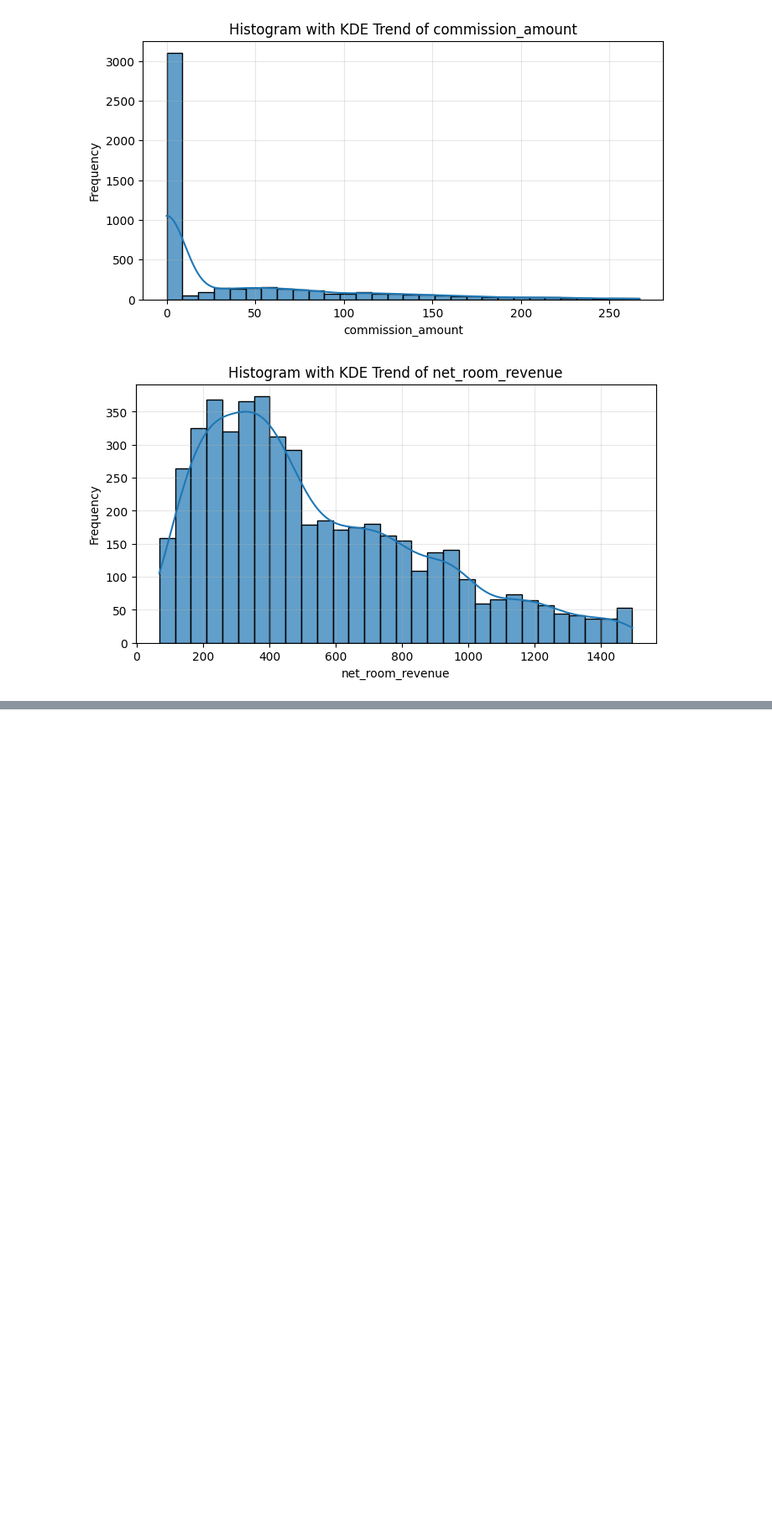
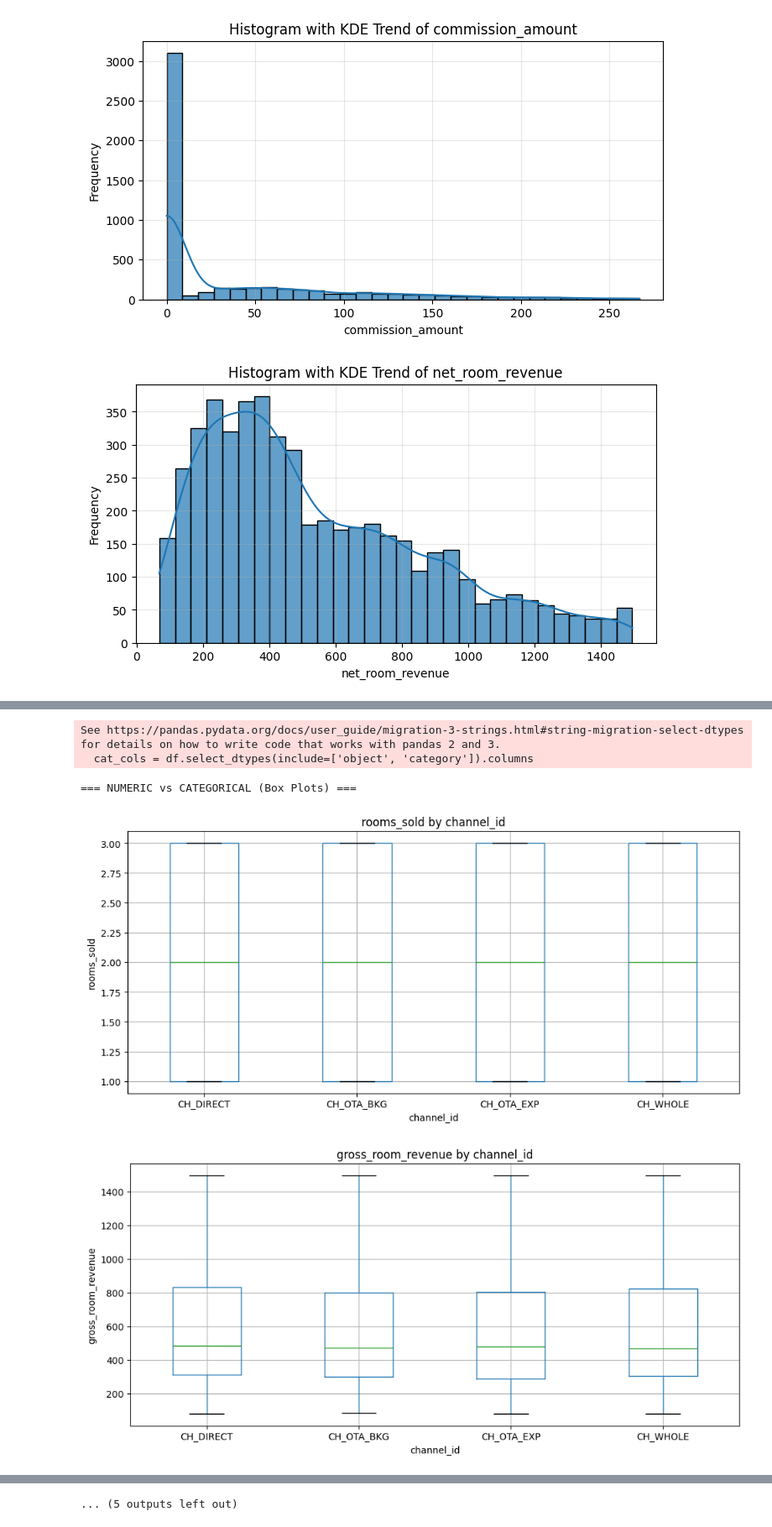
Before and after one commit to ThunwaratK/hotel_business_owner-s_dilemma_DA, a Jupyter notebook: EDA.ipynb, the cells around one changed output, grey strips where cells are left out. Shown at 84% size. Cells and saved outputs as stored; diff of their text form; code cells hidden in the pictures; blank space fills up the shorter version.

```diff
--- a/EDA.ipynb
+++ b/EDA.ipynb
@@ -379,0 +493,79 @@ if len(numeric_cols) > 0:
+# %%
+# Bivariate Analysis - Numeric vs Categorical & Categorical vs Categorical
+import matplotlib.pyplot as plt
+import numpy as np
+import pandas as pd
+from pathlib import Path
+
+# Load data if not already loaded
+try:
+    df
+except NameError:
+    DATA_PATH = Path("data/cleaned_dataset/Hotel_dataset.csv")
+    if not DATA_PATH.exists():
+        raise FileNotFoundError(f"Missing dataset at {DATA_PATH.resolve()}")
+    df = pd.read_csv(DATA_PATH)
+    date_cols = [col for col in df.columns if "date" in col.lower()]
+    for col in date_cols:
+        df[col] = pd.to_datetime(df[col], errors="coerce", dayfirst=True)
+
+# Setup result directory
+result_dir = "data/result"
+import os
+os.makedirs(result_dir, exist_ok=True)
+
+# Ensure variables are defined
+numeric_cols = df.select_dtypes(include=[np.number]).columns
+cat_cols = df.select_dtypes(include=['object', 'category']).columns
+
+if len(numeric_cols) > 0 and len(cat_cols) > 0:
+    print("=== NUMERIC vs CATEGORICAL (Box Plots) ===")
+
+    # Limit categorical columns to first 3 with fewer than 10 unique values
+    cat_cols_filtered = [col for col in cat_cols if df[col].nunique() < 10][:3]
+
+    if cat_cols_filtered:
+        for cat_col in cat_cols_filtered:
+            for i, num_col in enumerate(numeric_cols[:3]):  # Top 3 numeric columns
+                plt.figure(figsize=(10, 5))
+                df.boxplot(column=num_col, by=cat_col, ax=plt.gca())
+                plt.title(f'{num_col} by {cat_col}')
+                plt.suptitle('')  # Remove default title
+                plt.xlabel(cat_col)
+                plt.ylabel(num_col)
+                plt.tight_layout()
+                plt.savefig(f"{result_dir}/{num_col}_by_{cat_col}_boxplot.png", dpi=100, bbox_inches='tight')
+                plt.show()
+                if i >= 2:  # Limit plots per category
+                    break
+
+# Bivariate Analysis - Categorical vs Categorical
+if len(cat_cols) > 1:
+    print("\n=== CATEGORICAL vs CATEGORICAL (Cross-Tabulation) ===")
+
+    cat_cols_filtered = [col for col in cat_cols if df[col].nunique() < 10]
+
+    if len(cat_cols_filtered) >= 2:
+        for i, cat1 in enumerate(cat_cols_filtered[:3]):
+            for cat2 in cat_cols_filtered[i+1:3]:
+                print(f"\nCross-tabulation: {cat1} vs {cat2}")
+                cross_tab = pd.crosstab(df[cat1], df[cat2], margins=True)
+                print(cross_tab.to_string())
+
+                # Visualization
+                plt.figure(figsize=(10, 6))
+                cross_tab_no_margins = pd.crosstab(df[cat1], df[cat2])
+                cross_tab_no_margins.plot(kind='bar', ax=plt.gca())
+                plt.title(f'{cat1} vs {cat2}')
+                plt.xlabel(cat1)
+                plt.ylabel('Count')
+                plt.legend(title=cat2, bbox_to_anchor=(1.05, 1), loc='upper left')
+                plt.tight_layout()
+                plt.savefig(f"{result_dir}/{cat1}_vs_{cat2}_crosstab.png", dpi=100, bbox_inches='tight')
+                plt.show()
+# %% [output]
+See https://pandas.pydata.org/docs/user_guide/migration-3-strings.html#string-migration-select-dtypes for details on how to write code that works with pandas 2 and 3.
+  cat_cols = df.select_dtypes(include=['object', 'category']).columns
+=== NUMERIC vs CATEGORICAL (Box Plots) ===
+[figure, added]
+[figure, added]
@@ -379,0 +589 @@ if len(numeric_cols) > 0:
+... (5 outputs left out)
```
Also changed, not shown: parts of 8 cells of this notebook.
